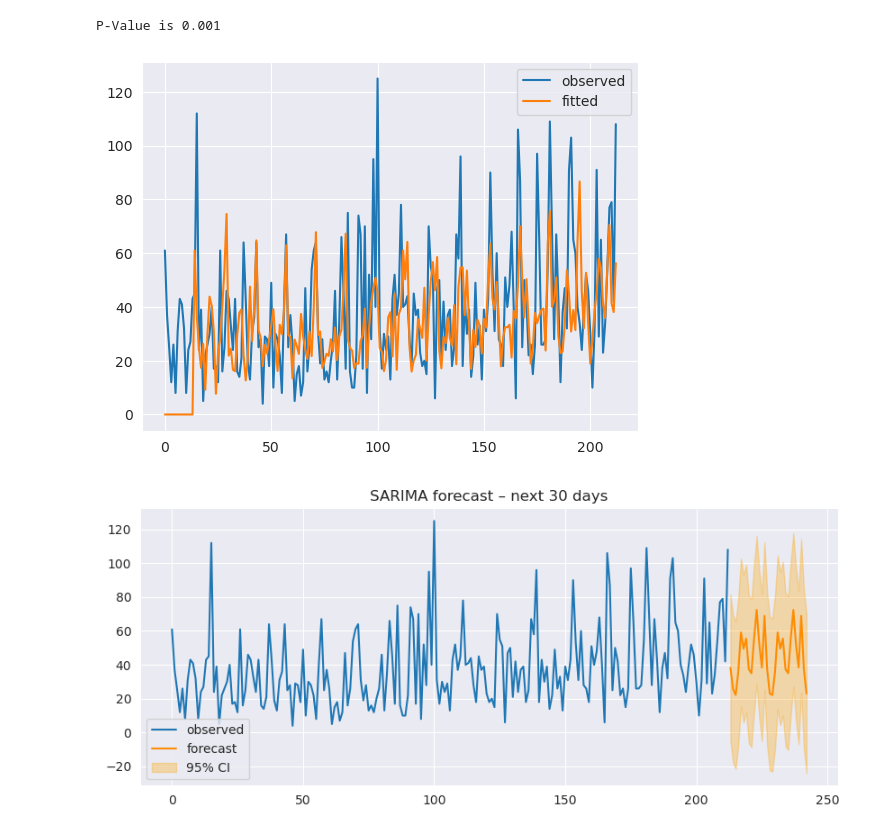
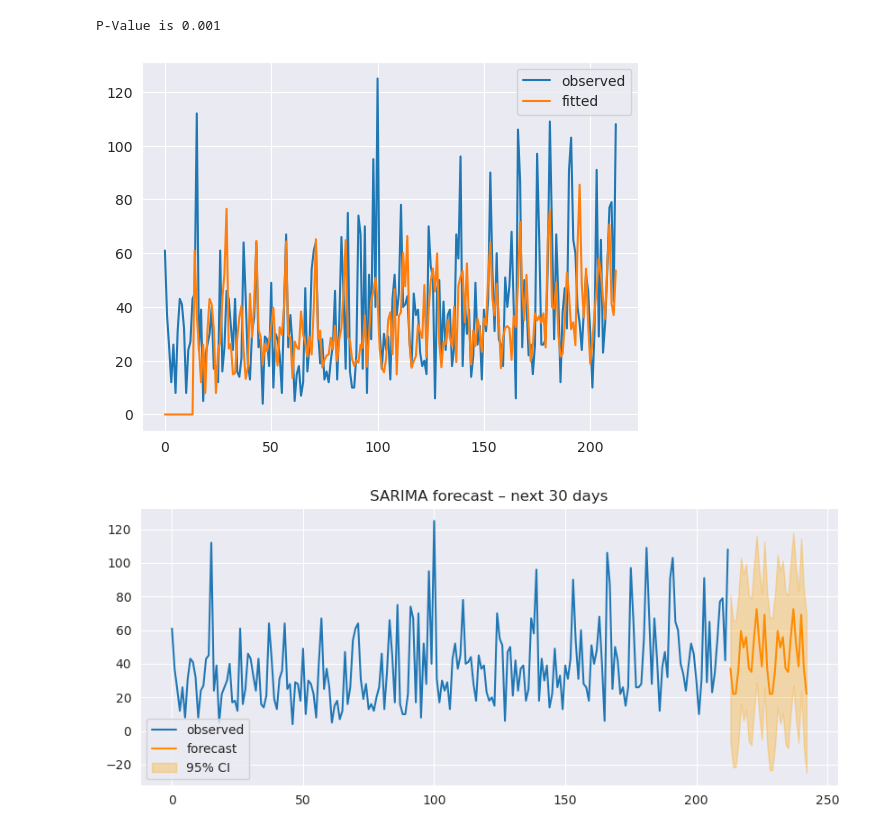
Before and after one commit to YaikavdK/Stat_practicum_1, a Jupyter notebook: Opdracht 3.ipynb, the cells around one changed output. Cells and saved outputs as stored; diff of their text form; code cells hidden in the pictures.

```diff
--- a/Opdracht 3.ipynb
+++ b/Opdracht 3.ipynb
@@ -442,20 +442,20 @@ print(f"P-Value is {p:.3f}")
 P-Value is 0.001
 # %%
 # fit SARIMA-model met (p,d,q)=(0,1,2), (P,D,Q)=(3,4,5) en m=12
-model = ARIMA(aantallen["aantal"], order=(0,0,2), seasonal_order=(0,1,1,14))
+model = ARIMA(aantallen["aantal"], order=(0,0,0), seasonal_order=(0,1,1,14))
 fitted = model.fit()
 
 y = aantallen["aantal"]
 fv = fitted.fittedvalues
 
 y_aligned, fv_aligned = y.align(fv, join="inner")
 
 plt.plot(y_aligned.index, y_aligned, label="observed")
 plt.plot(fv_aligned.index, fv_aligned, label="fitted")
 plt.legend()
 plt.show()
 # %% [output]
-[figure, old version]
+[figure, new version]
 # %%
 forecast_res = fitted.get_forecast(steps=30)
 
```
Also changed, not shown: parts of 2 cells of this notebook, 1 other file.
